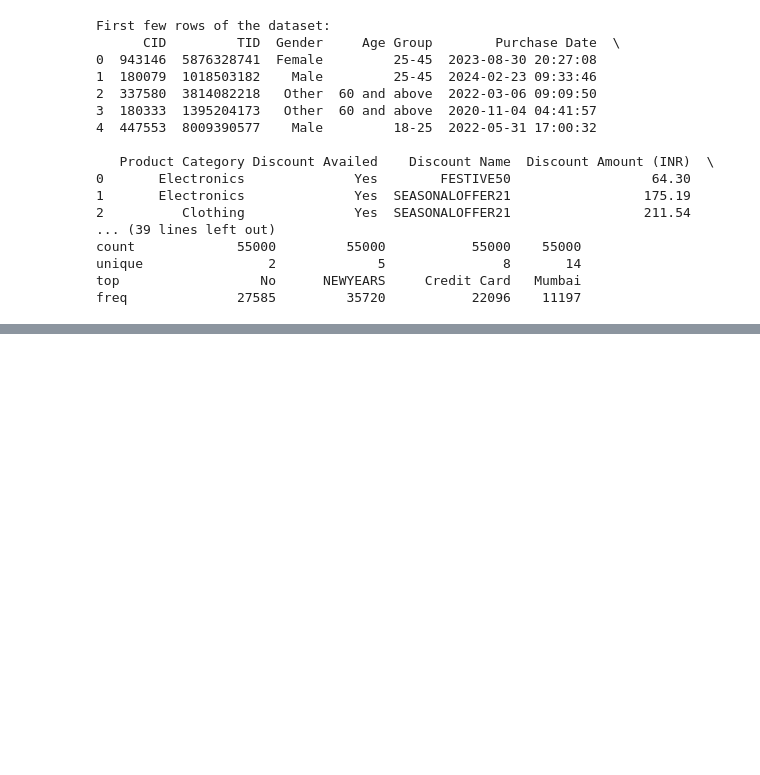
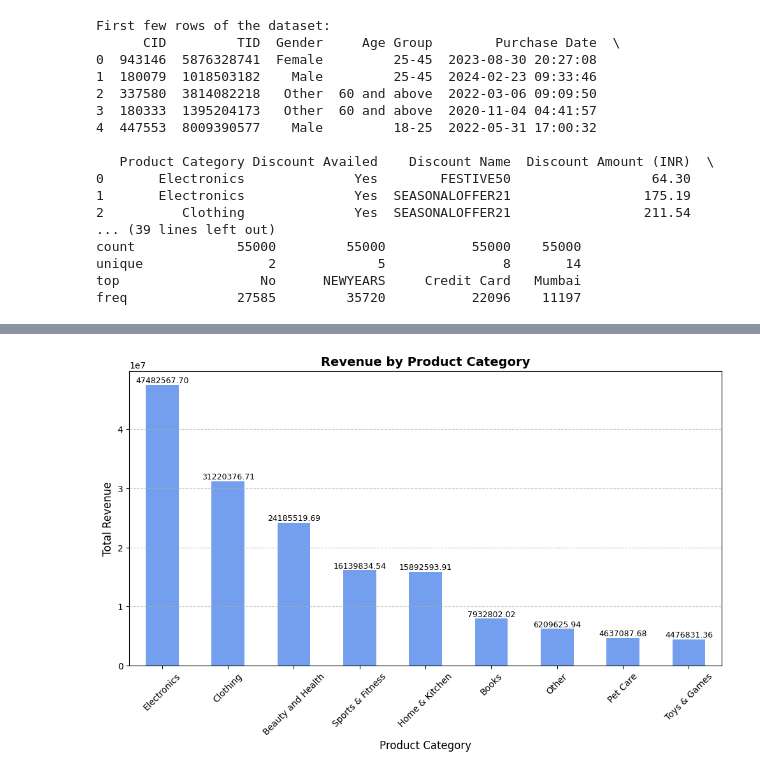
Before and after one commit to jyothsnacreator/Ecommerce_Dataanalysis, a Jupyter notebook: notebooks/02_eda.ipynb, the cells around one changed output, grey strips where cells are left out. Cells and saved outputs as stored; diff of their text form; code cells hidden in the pictures; blank space fills up the shorter version.

```diff
--- a/notebooks/02_eda.ipynb
+++ b/notebooks/02_eda.ipynb
@@ -86,0 +127,16 @@ plt.show()
+# %%
+#revenue By product category
+plt.figure(figsize=(12, 6))
+category_revenue = df.groupby('Product Category')['Net Amount'].sum().sort_values(ascending=False)
+category_revenue.plot(kind='bar', color='cornflowerblue', alpha=0.9)
+plt.title('Revenue by Product Category', fontsize=14, fontweight='bold')
+plt.xlabel('Product Category', fontsize=12)
+plt.ylabel('Total Revenue', fontsize=12)
+plt.xticks(rotation=45, fontsize=10)
+plt.yticks(fontsize=10)
+for index, value in enumerate(category_revenue):
+    plt.text(index, value, f'{value:.2f}', ha='center', va='bottom', fontsize=9)
+plt.grid(axis='y', linestyle='--', alpha=0.7)
+plt.show()
+# %% [output]
+[figure, added]
```
Also changed, not shown: parts of 6 cells of this notebook, 5 other files.
